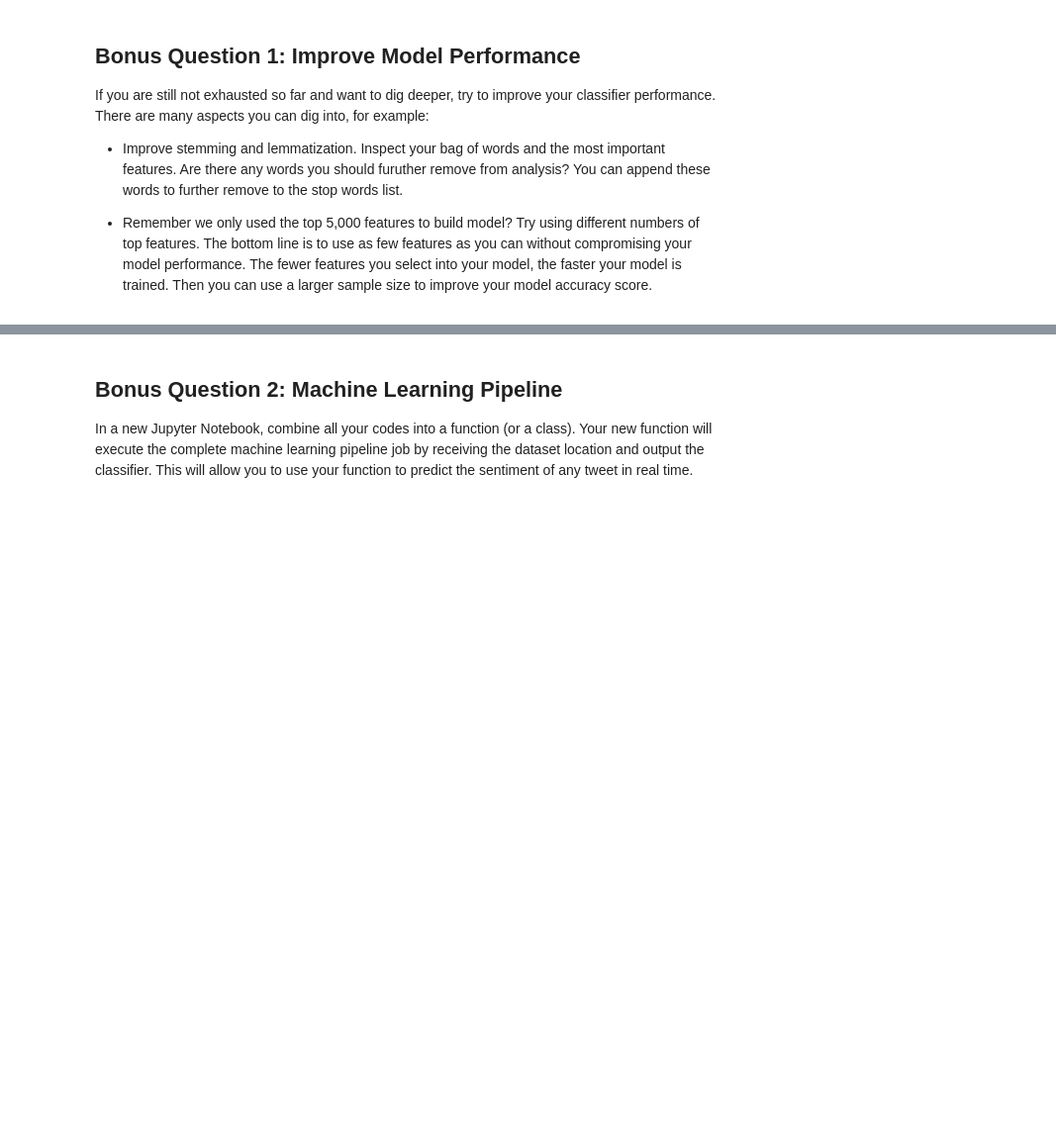
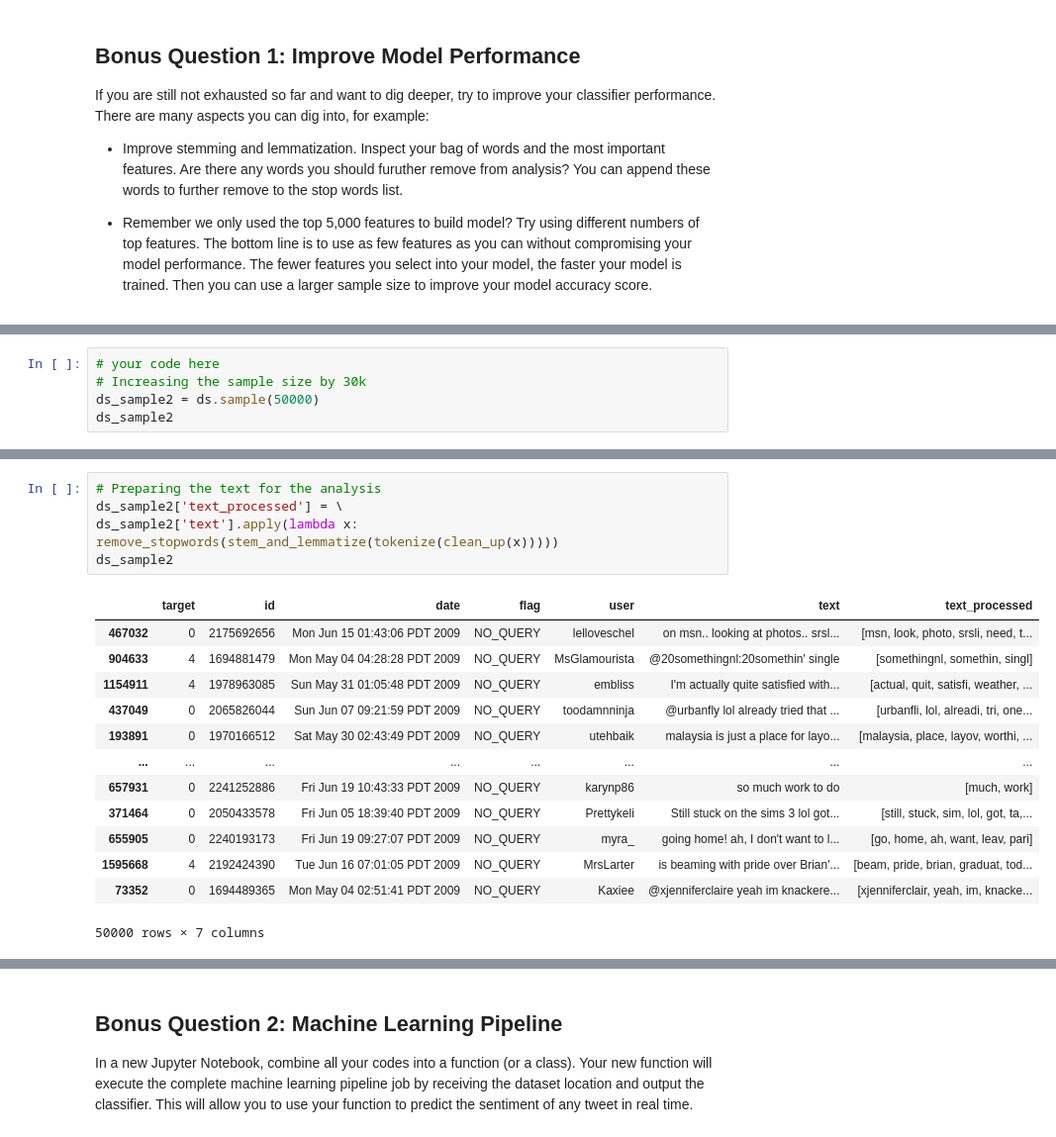
Before and after one commit to ta-data-lis/lab-nlp, a Jupyter notebook: your-code/challenge-2.ipynb, the cells around one changed output, grey strips where cells are left out. Shown at 99% size. Saved outputs shown, nothing was run; the diff lists cells and outputs as text; blank space fills up the shorter version.

```diff
--- a/your-code/challenge-2.ipynb
+++ b/your-code/challenge-2.ipynb
@@ -284,0 +401,5 @@ If you are still not exhausted so far and want to dig deeper, try to improve you
+# %%
+# your code here
+# Increasing the sample size by 30k
+ds_sample2 = ds.sample(50000)
+ds_sample2
@@ -284,0 +420,19 @@ If you are still not exhausted so far and want to dig deeper, try to improve you
+# %%
+# Preparing the text for the analysis
+ds_sample2['text_processed'] = \
+ds_sample2['text'].apply(lambda x: remove_stopwords(stem_and_lemmatize(tokenize(clean_up(x)))))
+ds_sample2
+# %% [output]
+|  | target | id | date | flag | user | text | text_processed |
+| 467032 | 0 | 2175692656 | Mon Jun 15 01:43:06 PDT 2009 | NO_QUERY | lelloveschel | on msn.. looking at photos.. srsl... | [msn, look, photo, srsli, need, t... |
+| 904633 | 4 | 1694881479 | Mon May 04 04:28:28 PDT 2009 | NO_QUERY | MsGlamourista | @20somethingnl:20somethin' single | [somethingnl, somethin, singl] |
+| 1154911 | 4 | 1978963085 | Sun May 31 01:05:48 PDT 2009 | NO_QUERY | embliss | I'm actually quite satisfied with... | [actual, quit, satisfi, weather, ... |
+| 437049 | 0 | 2065826044 | Sun Jun 07 09:21:59 PDT 2009 | NO_QUERY | toodamnninja | @urbanfly lol already tried that ... | [urbanfli, lol, alreadi, tri, one... |
+| 193891 | 0 | 1970166512 | Sat May 30 02:43:49 PDT 2009 | NO_QUERY | utehbaik | malaysia is just a place for layo... | [malaysia, place, layov, worthi, ... |
+| ... | ... | ... | ... | ... | ... | ... | ... |
+| 657931 | 0 | 2241252886 | Fri Jun 19 10:43:33 PDT 2009 | NO_QUERY | karynp86 | so much work to do | [much, work] |
+| 371464 | 0 | 2050433578 | Fri Jun 05 18:39:40 PDT 2009 | NO_QUERY | Prettykeli | Still stuck on the sims 3 lol got... | [still, stuck, sim, lol, got, ta,... |
+| 655905 | 0 | 2240193173 | Fri Jun 19 09:27:07 PDT 2009 | NO_QUERY | myra_ | going home! ah, I don't want to l... | [go, home, ah, want, leav, pari] |
+| 1595668 | 4 | 2192424390 | Tue Jun 16 07:01:05 PDT 2009 | NO_QUERY | MrsLarter | is beaming with pride over Brian'... | [beam, pride, brian, graduat, tod... |
+| 73352 | 0 | 1694489365 | Mon May 04 02:51:41 PDT 2009 | NO_QUERY | Kaxiee | @xjenniferclaire yeah im knackere... | [xjenniferclair, yeah, im, knacke... |
+50000 rows × 7 columns
```
Also changed, not shown: parts of 22 cells of this notebook, 1 other file.
